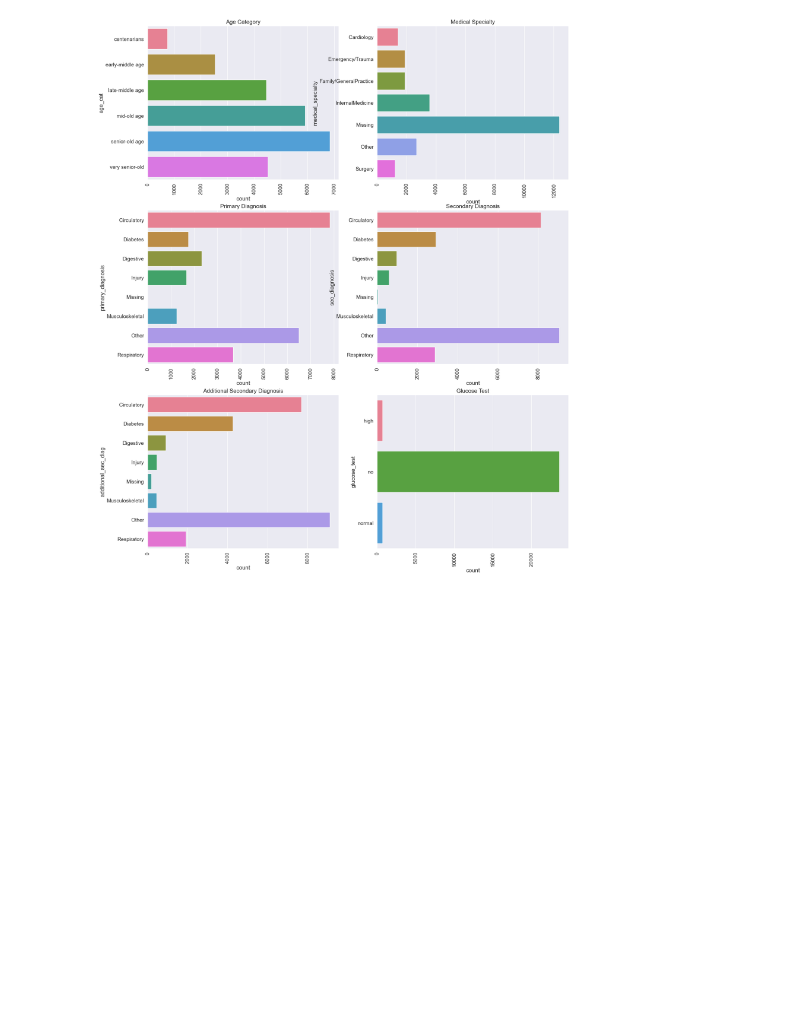
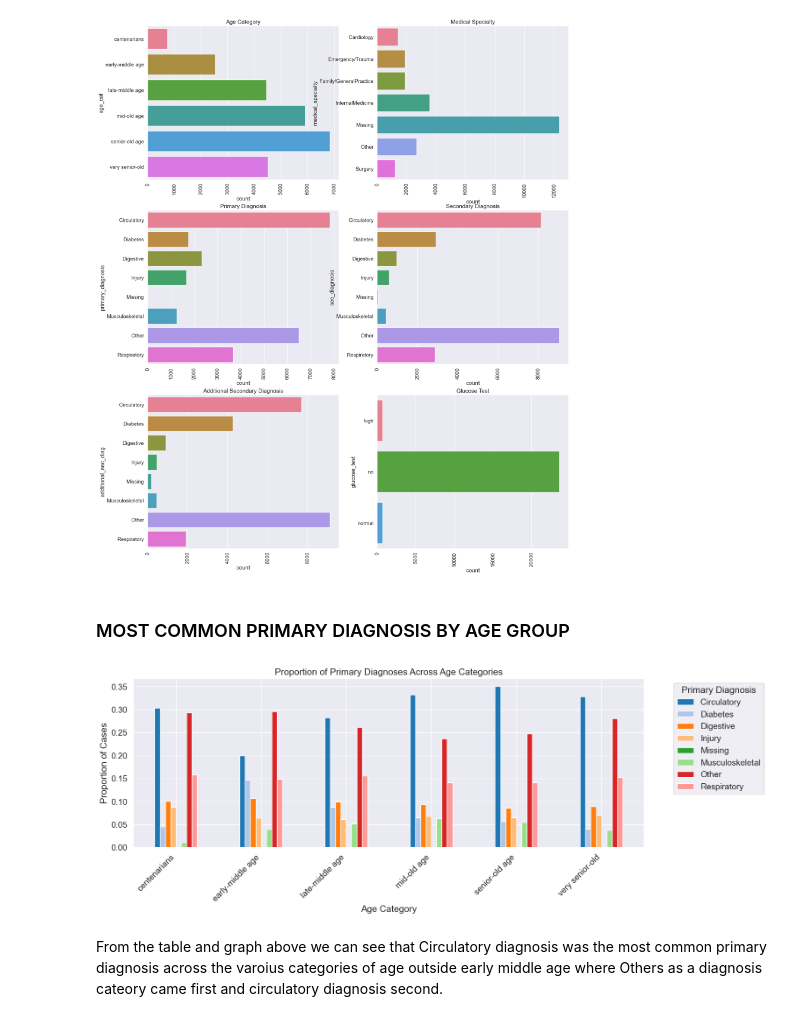
Before and after one commit to prabinpanta0/Patient-Readmission-Prediction, a Jupyter notebook: GHM.ipynb, the cells around one changed output. Cells and saved outputs as stored; diff of their text form; code cells hidden in the pictures; blank space fills up the shorter version.

Commit message:
Added some visualizations

```diff
--- a/GHM.ipynb
+++ b/GHM.ipynb
@@ -307,3 +307,28 @@ plt.xticks(rotation=90)
 plt.show()
 # %% [output]
 [figure]
+# %% [markdown]
+### MOST COMMON PRIMARY DIAGNOSIS BY AGE GROUP
+# %%
+#using groupby and value_counts to gain insights
+# Groupby and value_counts
+plot_data = df.groupby('age_cat')['primary_diagnosis'].value_counts(normalize=True, sort=False).to_frame().unstack()
+plot_data.columns = plot_data.columns.droplevel(0)  # Clean up MultiIndex
+ax = plot_data.plot(kind='bar', stacked=False, figsize=(15, 5), color=plt.cm.tab20.colors)
+
+# Improve the legend position
+ax.legend(title='Primary Diagnosis', bbox_to_anchor=(1.05, 1), loc='upper left')
+
+# Title and labels
+plt.title('Proportion of Primary Diagnoses Across Age Categories')
+plt.xlabel('Age Category')
+plt.ylabel('Proportion of Cases')
+
+# Rotate x-axis labels
+plt.xticks(rotation=45, ha='right')
+
+plt.show()
+# %% [output]
+[figure, added]
+# %% [markdown]
+From the table and graph above we can see that Circulatory diagnosis was the most common primary diagnosis across the varoius categories of age outside early middle age where Others as a diagnosis cateory came first and circulatory diagnosis second.
```
Also changed, not shown: parts of 1 cell of this notebook.
